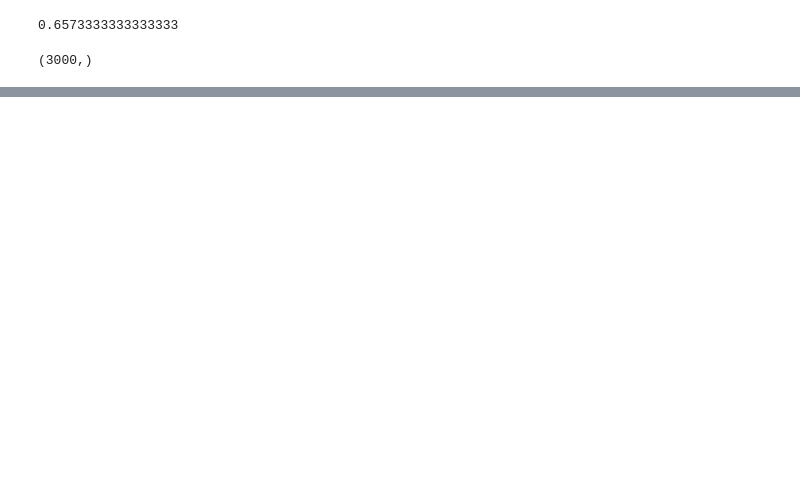
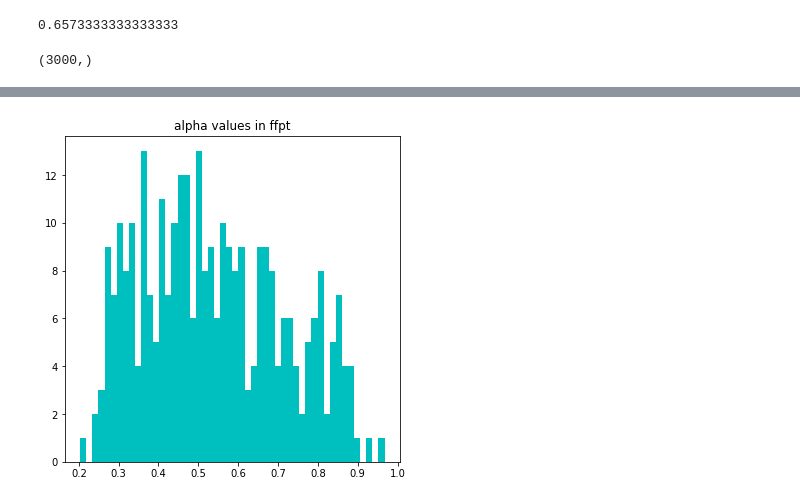
Before and after one commit to lnpandey/IITM_Research_Interpretability_of_Attention_Networks, a Jupyter notebook: 14_alphas_interpretable_vs_non_interpretable/Synthetic_elliptical_blobs_non_interpretable_200_100.ipynb, the cells around one changed output, grey strips where cells are left out. Cells and saved outputs as stored; diff of their text form; code cells hidden in the pictures; blank space fills up the shorter version.

```diff
--- a/14_alphas_interpretable_vs_non_interpretable/Synthetic_elliptical_blobs_non_interpretable_200_100.ipynb
+++ b/14_alphas_interpretable_vs_non_interpretable/Synthetic_elliptical_blobs_non_interpretable_200_100.ipynb
@@ -523,0 +531,7 @@ plt.savefig("attention_model_2_hist")
+# %%
+plt.figure(figsize=(6,6))
+_,bins,_ = plt.hist(np.array(alpha_ffpt),bins=50,color ="c")
+plt.title("alpha values in ffpt")
+plt.savefig("attention_model_2_hist")
+# %% [output]
+[figure, added]
```
Also changed, not shown: parts of 7 cells of this notebook, 2 other files.
